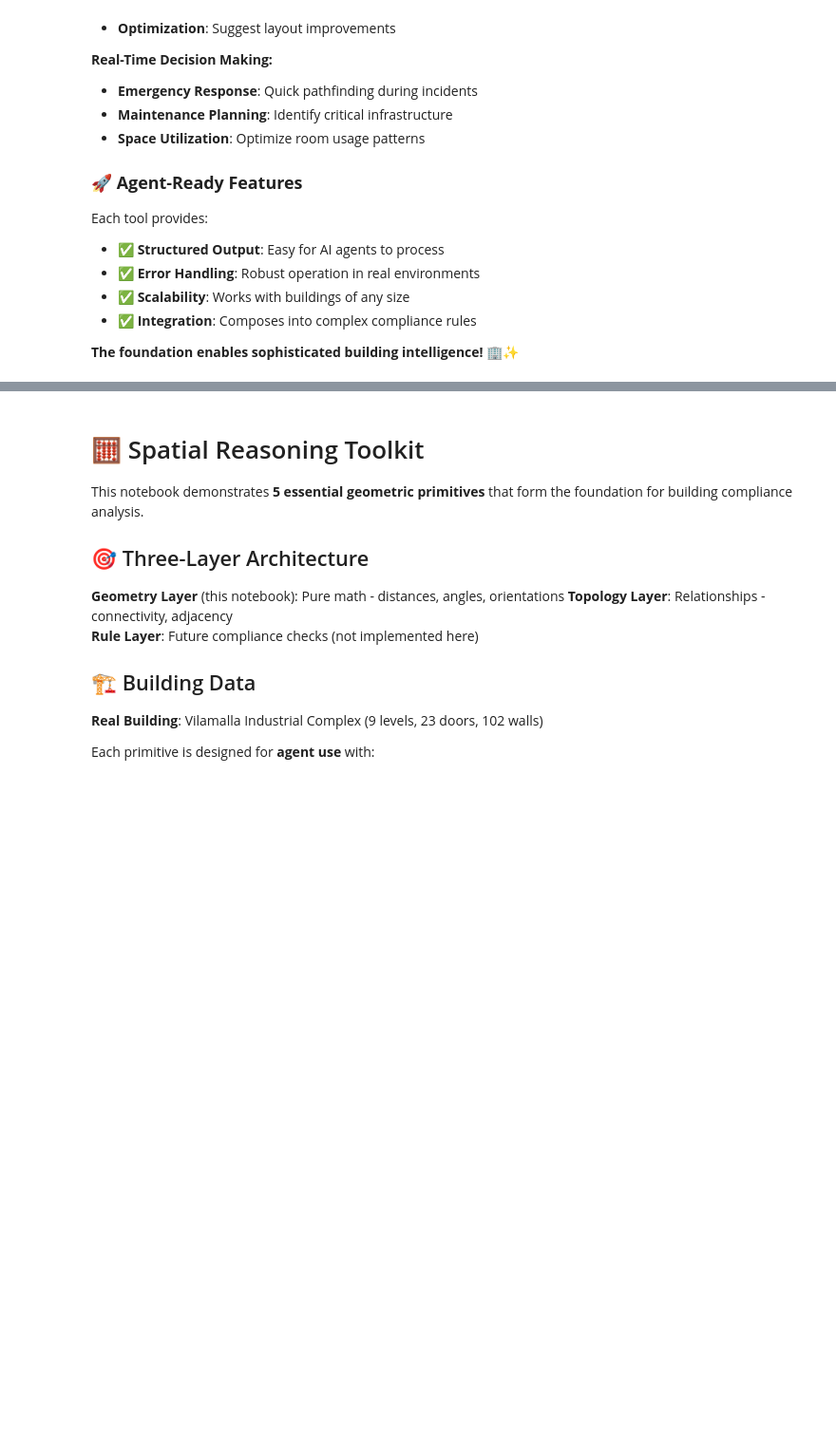
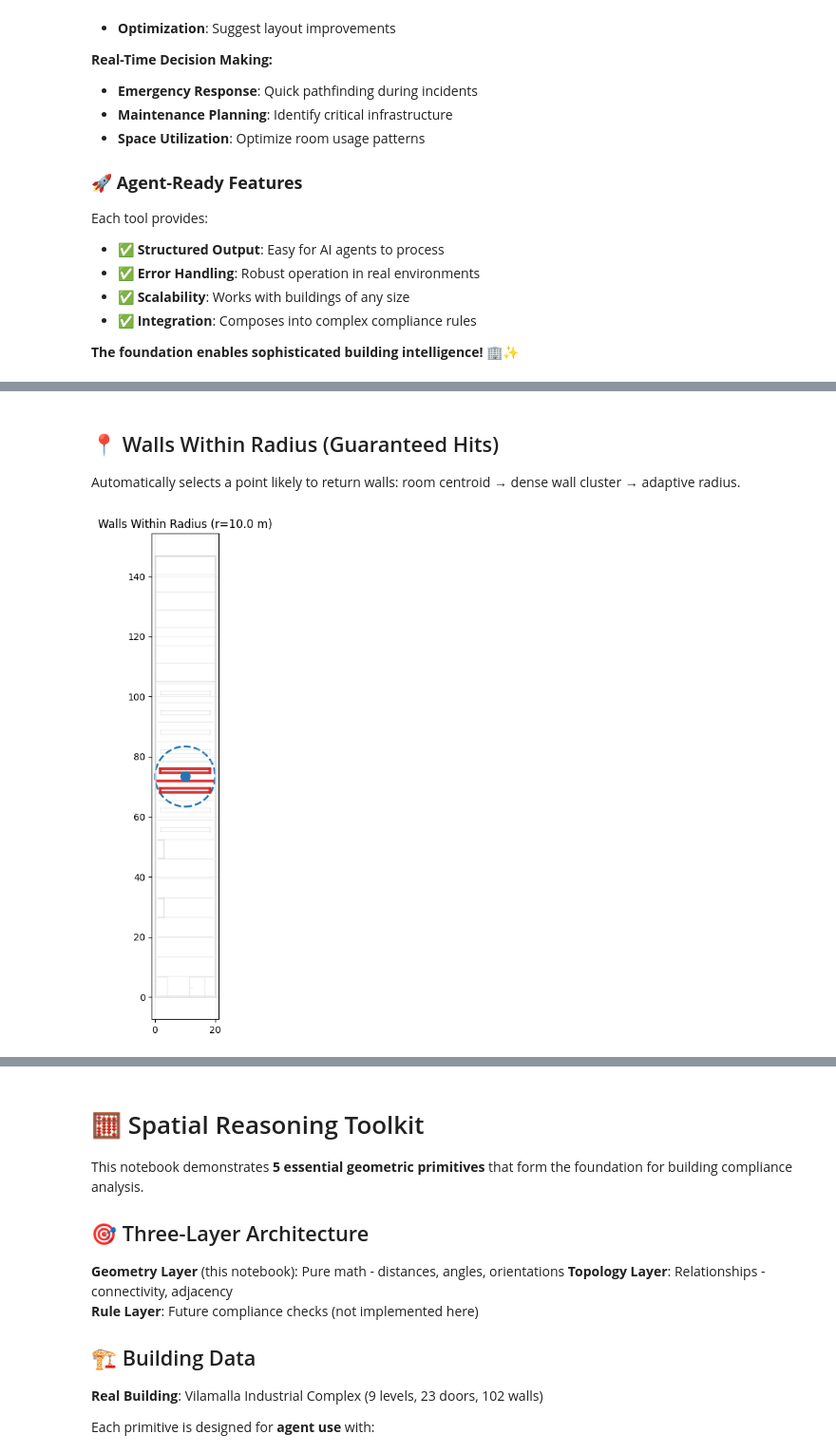
Before and after one commit to RaulAdSe/aec-agent, a Jupyter notebook: notebooks/02_calculations_simple.ipynb, the cells around one changed output, grey strips where cells are left out. Shown: that part at 95% size. Saved outputs shown, nothing was run; the diff lists cells and outputs as text; code cells hidden in the pictures; blank space fills up the shorter version.

```diff
--- a/notebooks/02_calculations_simple.ipynb
+++ b/notebooks/02_calculations_simple.ipynb
@@ -298,0 +620,71 @@ Each tool provides:
+# %% [markdown]
+## 📍 Walls Within Radius (Guaranteed Hits)
+Automatically selects a point likely to return walls: room centroid → dense wall cluster → adaptive radius.
+# %%
+# Pick a good query point and radius, then plot
+import random
+
+# Helper: wall midpoint
+def wall_midpoint(w):
+    s, e = w['start_point'], w['end_point']
+    return ((s['x']+e['x'])/2.0, (s['y']+e['y'])/2.0)
+
+# Strategy 1: use a room centroid
+query = None
+try:
+    rooms_all = project.get_all_rooms()
+    if rooms_all:
+        r0 = rooms_all[0]
+        if hasattr(r0, 'centroid') and r0.centroid:
+            query = (r0.centroid['x'], r0.centroid['y'])
+except Exception:
+    pass
+
+# Strategy 2: densest wall cluster (coarse)
+if query is None and all_walls:
+    mids = [wall_midpoint(w) for w in all_walls]
+    # pick median point as proxy for dense area
+    xs = sorted([m[0] for m in mids])
+    ys = sorted([m[1] for m in mids])
+    query = (xs[len(xs)//2], ys[len(ys)//2])
+
+# Adaptive radius
+radius = 10.0
+hits = []
+for attempt in range(4):
+    hits = []
+    for w in all_walls:
+        s, e = w['start_point'], w['end_point']
+        # distance from segment endpoints (approx) - quick check
+        d = min(((s['x']-query[0])**2 + (s['y']-query[1])**2)**0.5,
+                ((e['x']-query[0])**2 + (e['y']-query[1])**2)**0.5)
+        if d <= radius:
+            hits.append(w)
+    if hits:
+        break
+    radius *= 1.5
+
+fig, ax = plt.subplots(1, 1, figsize=(12, 8))
+
+# Draw all walls in gray
+for w in all_walls:
+    s, e = w['start_point'], w['end_point']
+    ax.plot([s['x'], e['x']], [s['y'], e['y']], color='lightgray', linewidth=1, alpha=0.4)
+
+# Highlight hits
+for w in hits:
+    s, e = w['start_point'], w['end_point']
+    ax.plot([s['x'], e['x']], [s['y'], e['y']], color='#d62728', linewidth=3, alpha=0.9)
+
+# Draw query point and circle
+ax.scatter([query[0]], [query[1]], c='#1f77b4', s=100, zorder=5)
+circle = plt.Circle(query, radius, fill=False, color='#1f77b4', linestyle='--', linewidth=2)
+ax.add_patch(circle)
+
+ax.set_title(f'Walls Within Radius (r={radius:.1f} m)')
+ax.set_aspect('equal')
+ax.grid(True, alpha=0.2)
+plt.tight_layout()
+plt.show()
+# %% [output]
+[figure, added]
```
Also changed, not shown: parts of 16 cells of this notebook.
